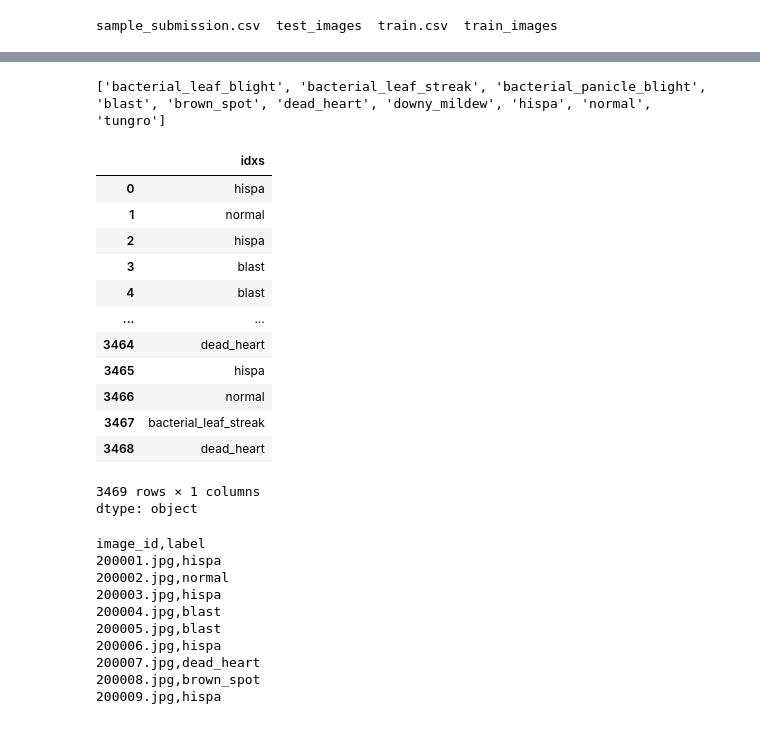
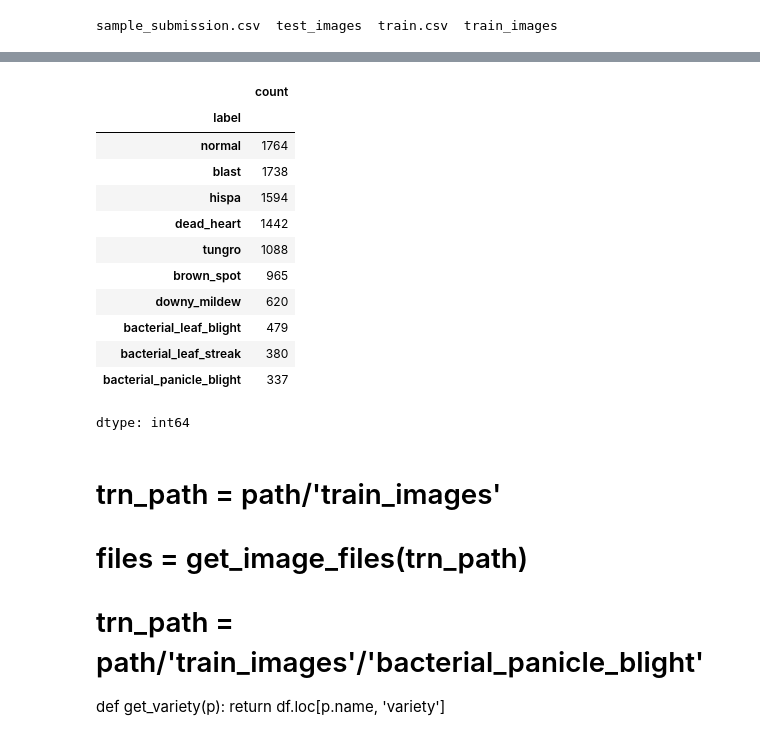
Before and after one commit to imsidharthj/Fastai, a Jupyter notebook: Fastai_chapter_6.ipynb, the cells around one changed output, grey strips where cells are left out. Drawn from its saved outputs; the diff is of its cells as text; code cells hidden in the pictures.

```diff
--- a/Fastai_chapter_6.ipynb
+++ b/Fastai_chapter_6.ipynb
@@ -175,38 +69,0 @@ tensor([7, 8, 7,  ..., 8, 1, 5])
-# %%
-dls.vocab
-# %% [output]
-['bacterial_leaf_blight', 'bacterial_leaf_streak', 'bacterial_panicle_blight', 'blast', 'brown_spot', 'dead_heart', 'downy_mildew', 'hispa', 'normal', 'tungro']
-# %%
-mapping = dict(enumerate(dls.vocab))
-results = pd.Series(idxs.numpy(), name="idxs").map(mapping)
-results
-# %% [output]
-|  | idxs |
-| 0 | hispa |
-| 1 | normal |
-| 2 | hispa |
-| 3 | blast |
-| 4 | blast |
-| ... | ... |
-| 3464 | dead_heart |
-| 3465 | hispa |
-| 3466 | normal |
-| 3467 | bacterial_leaf_streak |
-| 3468 | dead_heart |
-3469 rows × 1 columns
-dtype: object
-# %%
-ss['label'] = results
-ss.to_csv('subm.csv', index=False)
-!head subm.csv
-# %% [output]
-image_id,label
-200001.jpg,hispa
-200002.jpg,normal
-200003.jpg,hispa
-200004.jpg,blast
-200005.jpg,blast
-200006.jpg,hispa
-200007.jpg,dead_heart
-200008.jpg,brown_spot
-200009.jpg,hispa
@@ -222,0 +70,30 @@ if not iskaggle:
+# %%
+# from fastai.vision.all import *
+# set_seed(42)
+# path.ls()
+# df = pd.read_csv(path/'train.csv')
+# df.label.value_counts()
+
+df = pd.read_csv(path/'train.csv', index_col='image_id')
+df.head()
+# %% [output]
+|  | count |
+| label |  |
+| normal | 1764 |
+| blast | 1738 |
+| hispa | 1594 |
+| dead_heart | 1442 |
+| tungro | 1088 |
+| brown_spot | 965 |
+| downy_mildew | 620 |
+| bacterial_leaf_blight | 479 |
+| bacterial_leaf_streak | 380 |
+| bacterial_panicle_blight | 337 |
+dtype: int64
+# %% [markdown]
+# trn_path = path/'train_images'
+# files = get_image_files(trn_path)
+
+# trn_path = path/'train_images'/'bacterial_panicle_blight'
+
+def get_variety(p): return df.loc[p.name, 'variety']
```
Also changed, not shown: parts of 40 cells of this notebook.
